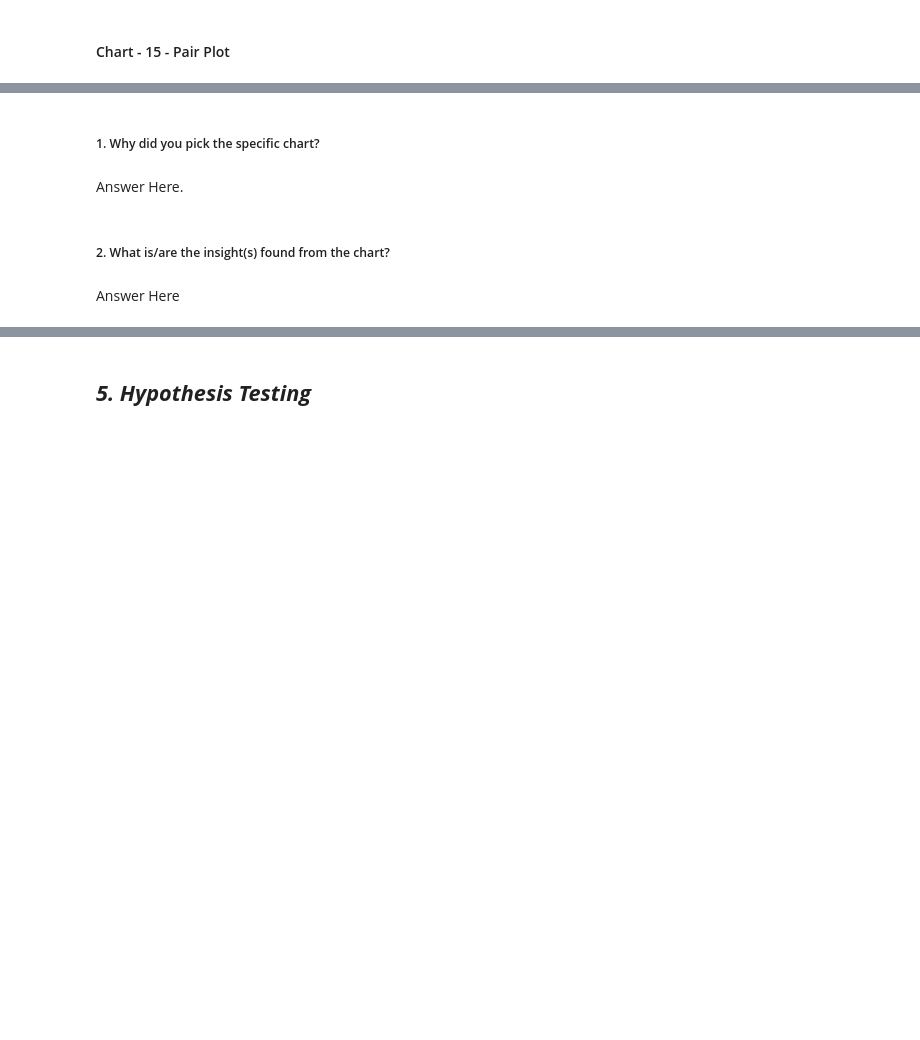
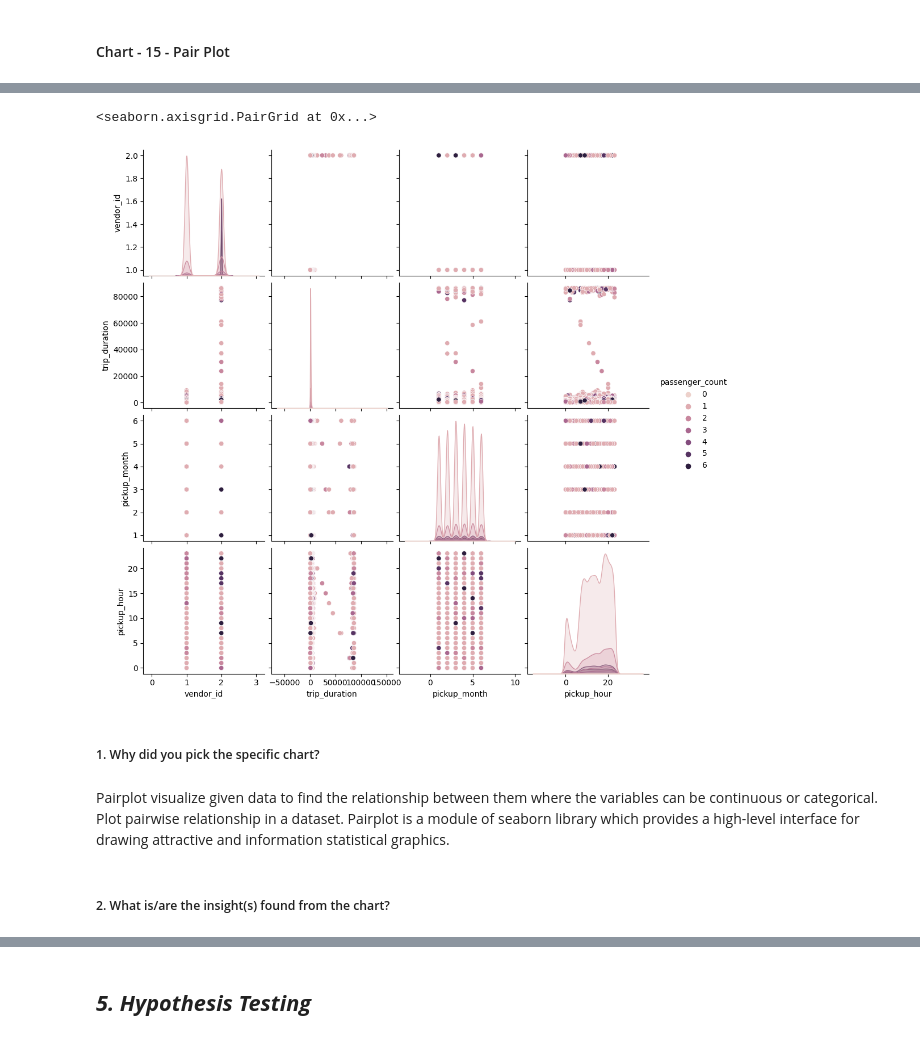
Before and after one commit to Mr-Himanshu123/ML_Project-Taxi-Trip-Time-Prediction, a Jupyter notebook: NYC_Taxi_Trip_Time_Prediction.ipynb, the cells around one changed output, grey strips where cells are left out. Cells and saved outputs as stored; diff of their text form; code cells hidden in the pictures; blank space fills up the shorter version.

```diff
--- a/NYC_Taxi_Trip_Time_Prediction.ipynb
+++ b/NYC_Taxi_Trip_Time_Prediction.ipynb
@@ -946,2 +923,6 @@ Answer Here
 # %% [markdown]
 #### Chart - 15 - Pair Plot
+# %%
+#Creating Numerical columns from the dataset
+Numerical_features=nyc_data[['vendor_id','passenger_count','trip_duration','pickup_month','pickup_hour']]
+Numerical_features
@@ -948,10 +943,12 @@ Answer Here
 # %%
 # Pair Plot visualization code
+sns.pairplot(Numerical_features.sample(100000),hue='passenger_count')
+# %% [output]
+<seaborn.axisgrid.PairGrid at 0x...>
+[figure, added]
 # %% [markdown]
 ##### 1. Why did you pick the specific chart?
-# %% [markdown]
-Answer Here.
+# %% [markdown]
+Pairplot visualize given data to find the relationship between them where the variables can be continuous or categorical. Plot pairwise relationship in a dataset. Pairplot is a module of seaborn library which provides a high-level interface for drawing attractive and information statistical graphics.
 # %% [markdown]
 ##### 2. What is/are the insight(s) found from the chart?
-# %% [markdown]
-Answer Here
```
Also changed, not shown: parts of 101 cells of this notebook.
